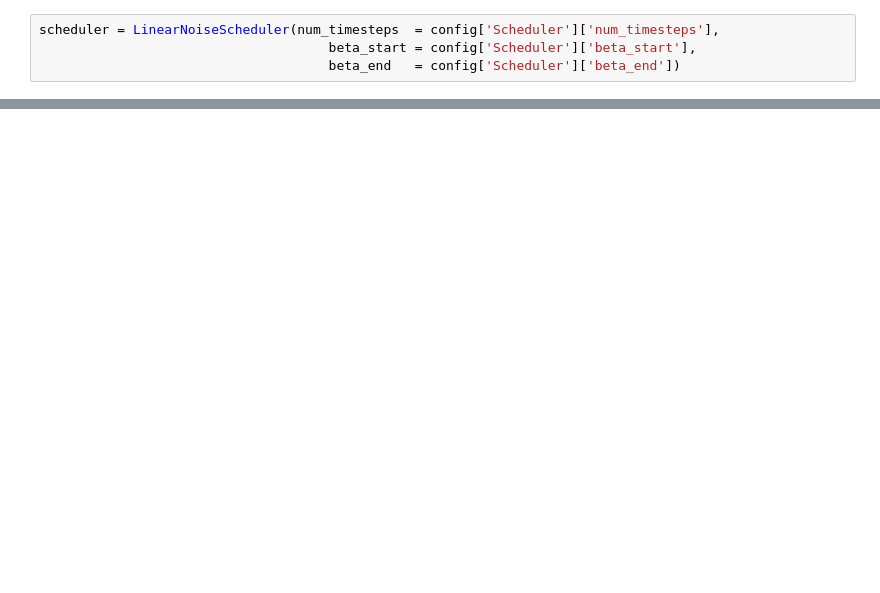
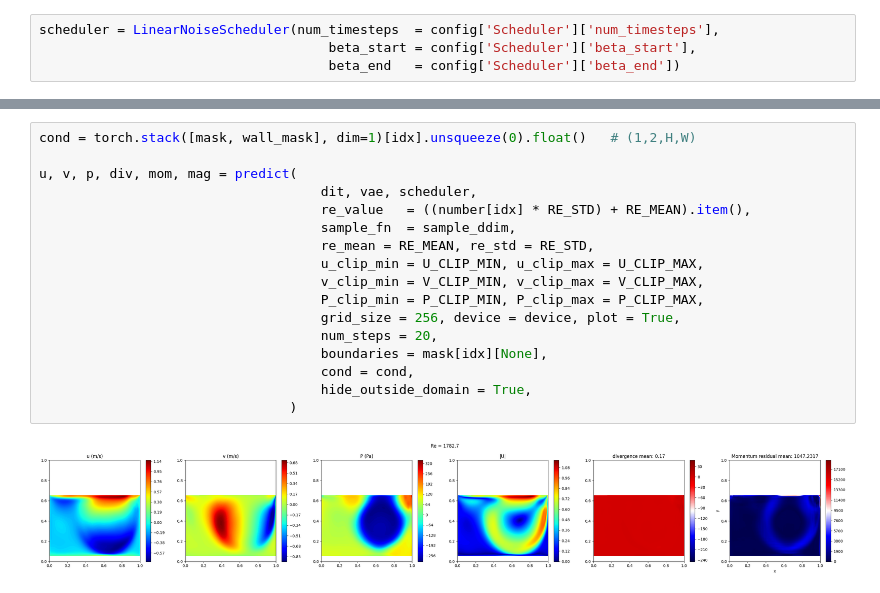
Before and after one commit to Mafaz03/CFD_DiT, a Jupyter notebook: inference/solver_inference.ipynb, the cells around one changed output, grey strips where cells are left out. Drawn from its saved outputs; the diff is of its cells as text; blank space fills up the shorter version.

```diff
--- a/inference/solver_inference.ipynb
+++ b/inference/solver_inference.ipynb
@@ -381 +422,20 @@ at step: 16, corrected in 3th correction step
+# %%
+cond = torch.stack([mask, wall_mask], dim=1)[idx].unsqueeze(0).float()   # (1,2,H,W)
+
+u, v, p, div, mom, mag = predict(
+                                    dit, vae, scheduler,
+                                    re_value   = ((number[idx] * RE_STD) + RE_MEAN).item(),
+                                    sample_fn  = sample_ddim,
+                                    re_mean = RE_MEAN, re_std = RE_STD,
+                                    u_clip_min = U_CLIP_MIN, u_clip_max = U_CLIP_MAX,
+                                    v_clip_min = V_CLIP_MIN, v_clip_max = V_CLIP_MAX,
+                                    P_clip_min = P_CLIP_MIN, P_clip_max = P_CLIP_MAX,
+                                    grid_size = 256, device = device, plot = True,
+                                    num_steps = 20,
+                                    boundaries = mask[idx][None],
+                                    cond = cond,
+                                    hide_outside_domain = True,
+                                )
+# %% [output]
+[figure, added]
 # %%
```
Also changed, not shown: parts of 12 cells of this notebook, 9 other files.
